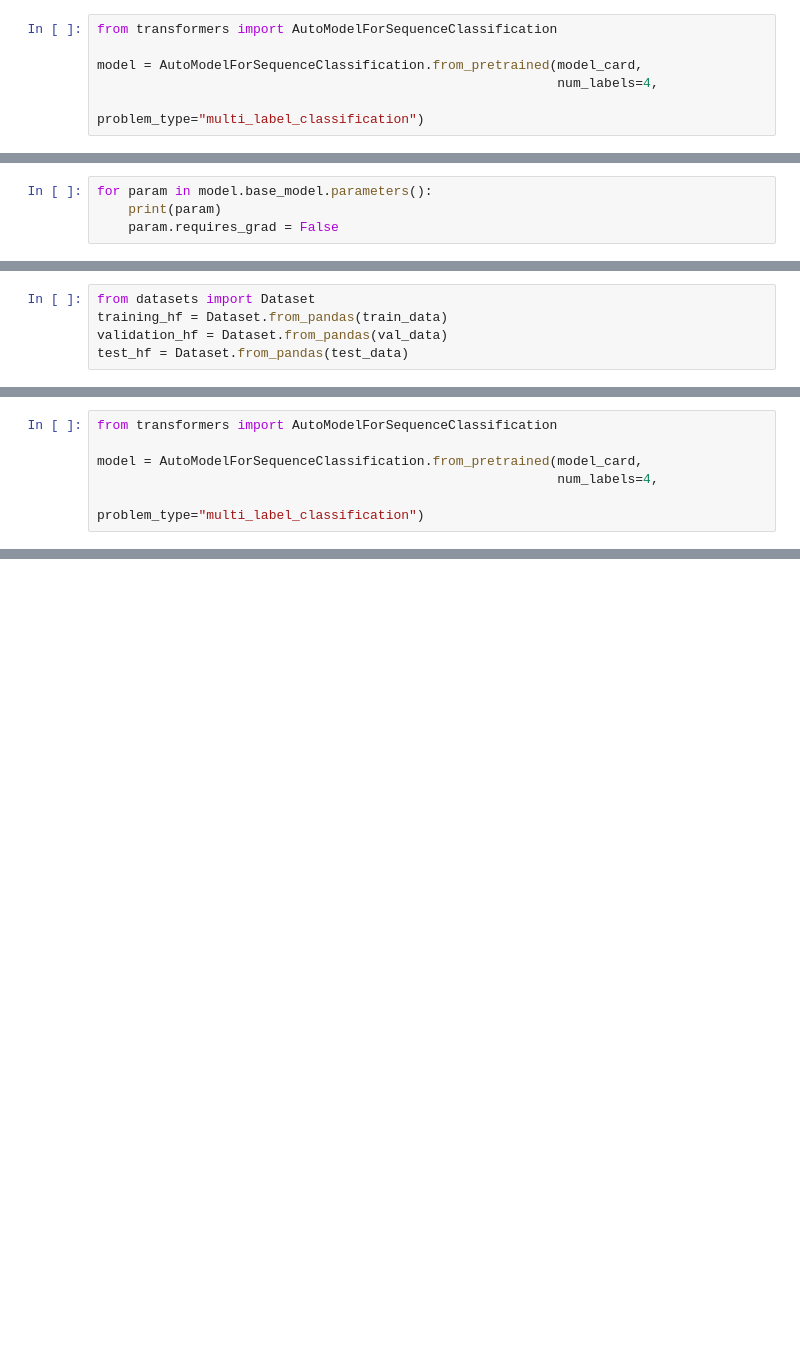
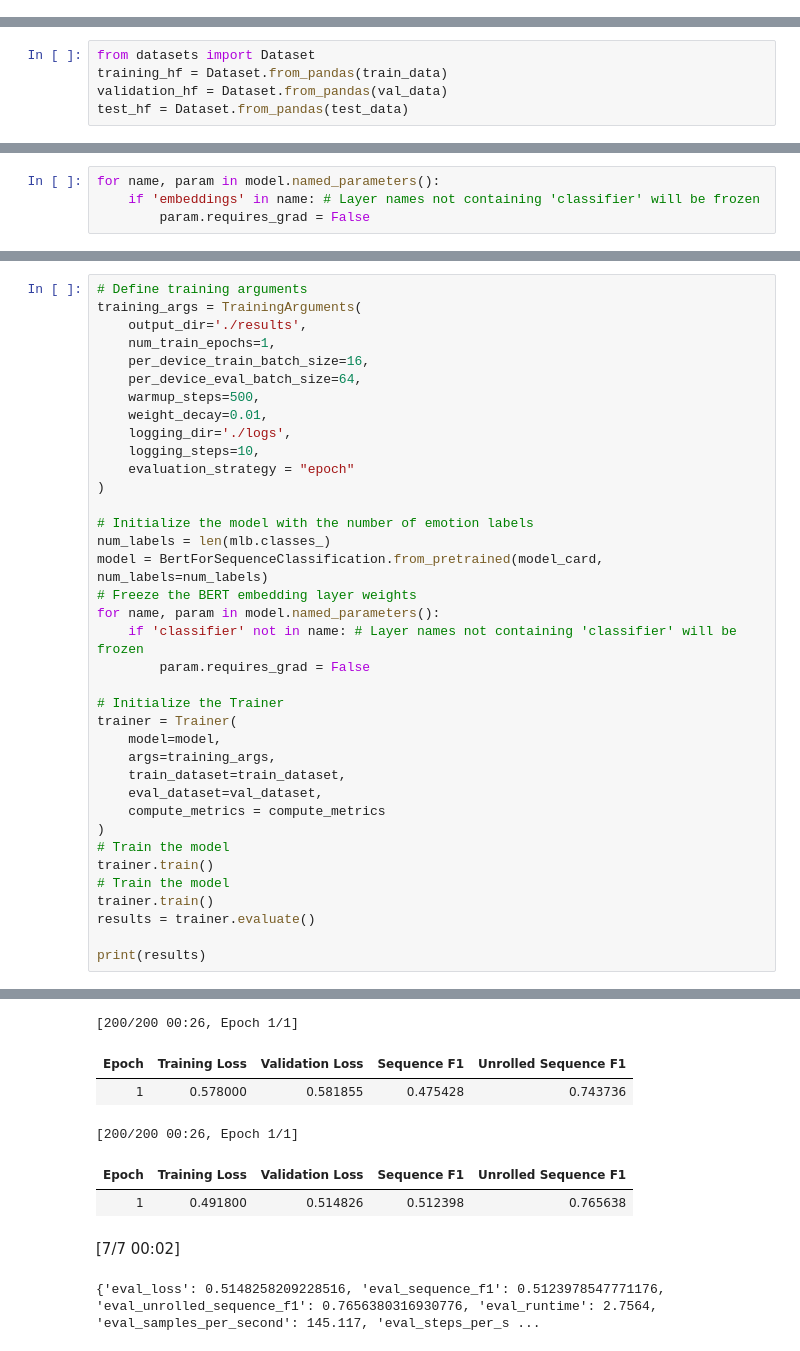
Before and after one commit to Fenriro37/ProjectNLP, a Jupyter notebook: Project.ipynb, the cells around one changed output, grey strips where cells are left out. Drawn from its saved outputs; the diff is of its cells as text; blank space fills up the shorter version.

```diff
--- a/Project.ipynb
+++ b/Project.ipynb
@@ -89,6 +218,0 @@ Please note that authentication is recommended but still optional to access publ
-# %%
-from transformers import AutoModelForSequenceClassification
-
-model = AutoModelForSequenceClassification.from_pretrained(model_card,
-                                                           num_labels=4,
-                                                           problem_type="multi_label_classification")
@@ -127,4 +218,0 @@ classifier.bias
-# %%
-for param in model.base_model.parameters():
-    print(param)
-    param.requires_grad = False
@@ -276,6 +242,0 @@ data_collator
-# %%
-from transformers import AutoModelForSequenceClassification
-
-model = AutoModelForSequenceClassification.from_pretrained(model_card,
-                                                           num_labels=4,
-                                                           problem_type="multi_label_classification")
@@ -286,3 +290,7 @@ test_CP = test_CP.rename_column('Values', 'labels')
+# %%
+for name, param in model.named_parameters():
+    if 'embeddings' in name: # Layer names not containing 'classifier' will be frozen
+        param.requires_grad = False
 # %%
 from transformers import TrainingArguments
 
@@ -397,0 +443,38 @@ TypeError: EmotionTriggerDataset() takes no arguments
+# %%
+# Define training arguments
+training_args = TrainingArguments(
+    output_dir='./results',
+    num_train_epochs=1,
+    per_device_train_batch_size=16,
+    per_device_eval_batch_size=64,
+    warmup_steps=500,
+    weight_decay=0.01,
+    logging_dir='./logs',
+    logging_steps=10,
+    evaluation_strategy = "epoch"
+)
+
+# Initialize the model with the number of emotion labels
+num_labels = len(mlb.classes_)
+model = BertForSequenceClassification.from_pretrained(model_card, num_labels=num_labels)
+# Freeze the BERT embedding layer weights
+for name, param in model.named_parameters():
+    if 'classifier' not in name: # Layer names not containing 'classifier' will be frozen
+        param.requires_grad = False
+
+# Initialize the Trainer
+trainer = Trainer(
+    model=model,
+    args=training_args,
+    train_dataset=train_dataset,
+    eval_dataset=val_dataset,
+    compute_metrics = compute_metrics
+)
+# Train the model
+trainer.train()
+# Train the model
+trainer.train()
+results = trainer.evaluate()
+
+print(results)
+# %% [output]
@@ -397,0 +486,8 @@ TypeError: EmotionTriggerDataset() takes no arguments
+[200/200 00:26, Epoch 1/1]
+| Epoch | Training Loss | Validation Loss | Sequence F1 | Unrolled Sequence F1 |
+| 1 | 0.578000 | 0.581855 | 0.475428 | 0.743736 |
+[200/200 00:26, Epoch 1/1]
+| Epoch | Training Loss | Validation Loss | Sequence F1 | Unrolled Sequence F1 |
+| 1 | 0.491800 | 0.514826 | 0.512398 | 0.765638 |
+[7/7 00:02]
+{'eval_loss': 0.5148258209228516, 'eval_sequence_f1': 0.5123978547771176, 'eval_unrolled_sequence_f1': 0.7656380316930776, 'eval_runtime': 2.7564, 'eval_samples_per_second': 145.117, 'eval_steps_per_s ...
```
Also changed, not shown: parts of 57 cells of this notebook.
